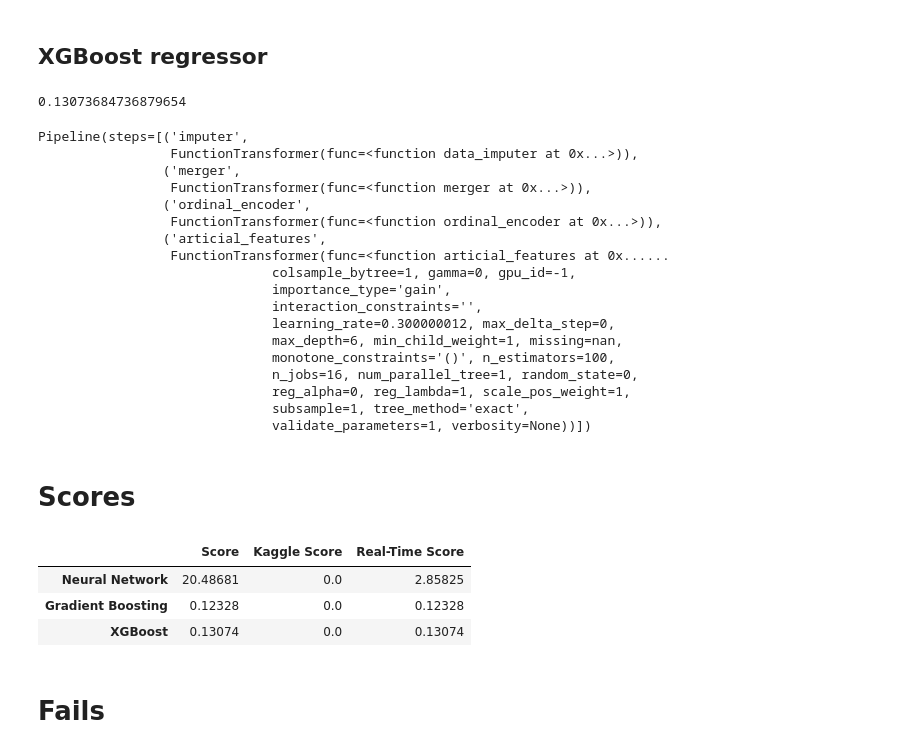
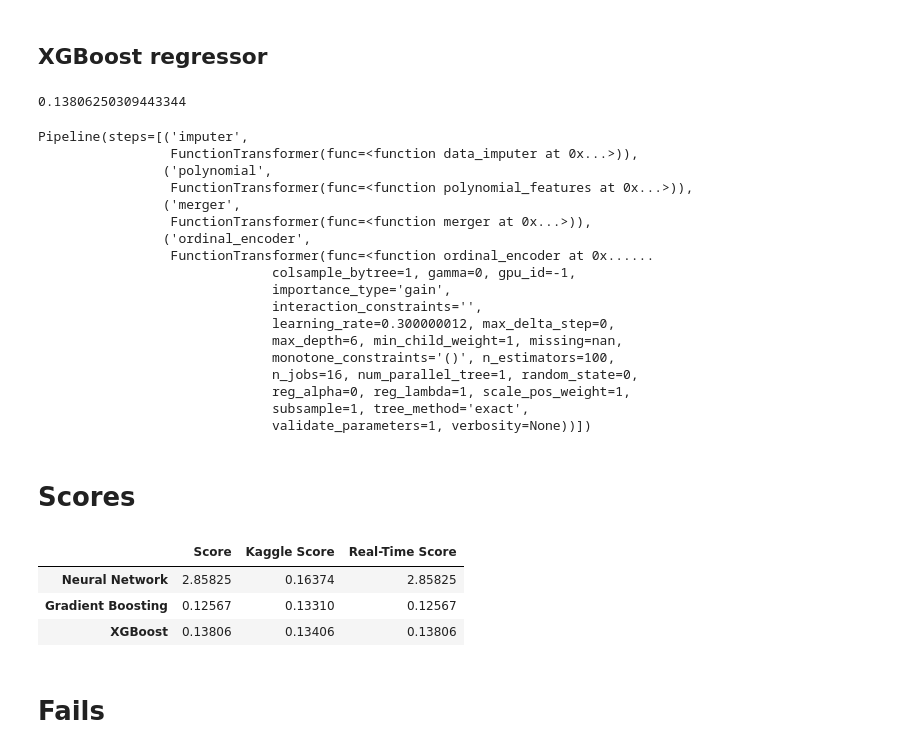
Before and after one commit to Gedas-LT/kaggle-ames-house-prices-boost, a Jupyter notebook: notebook.ipynb, the cells around one changed output. Saved outputs shown, nothing was run; the diff lists cells and outputs as text; code cells hidden in the pictures.

Commit message:
Polynomial features

```diff
--- a/notebook.ipynb
+++ b/notebook.ipynb
@@ -94,3 +104,5 @@ get_ordinal_encoder = FunctionTransformer(ordinal_encoder)
+# %%
+get_polynomial_features = FunctionTransformer(polynomial_features)
 # %% [markdown]
 ### One-hot encoding
 # %%
@@ -179,6 +186,7 @@ gbr_pipeline = Pipeline(
         ("merger", get_merger),
         ("ordinal_encoder", get_ordinal_encoder),
         ("articial_features", get_articial_features),
+        ("polynomial", get_polynomial_features),
         ("ohe_encoder", ohe_encoder),
         ("model", gbr)
     ]
@@ -221,6 +229,7 @@ xgb_r = xgb.XGBRegressor()
 xgb_r_pipeline = Pipeline(
     steps=[
         ("imputer", get_data_imputer),
+        ("polynomial", get_polynomial_features),
         ("merger", get_merger),
         ("ordinal_encoder", get_ordinal_encoder),
         ("articial_features", get_articial_features),
@@ -232,18 +241,18 @@ xgb_r_pipeline = Pipeline(
 xgb_r_scores = cross_val_score(xgb_r_pipeline, X_cv, y_cv, scoring="neg_root_mean_squared_error", error_score="raise")
 abs(xgb_r_scores.mean())
 # %% [output]
-0.13073684736879654
+0.13806250309443344
 # %%
 xgb_r_pipeline.fit(X_train, y_train)
 # %% [output]
 Pipeline(steps=[('imputer',
                  FunctionTransformer(func=<function data_imputer at 0x...>)),
+                ('polynomial',
+                 FunctionTransformer(func=<function polynomial_features at 0x...>)),
                 ('merger',
                  FunctionTransformer(func=<function merger at 0x...>)),
                 ('ordinal_encoder',
-                 FunctionTransformer(func=<function ordinal_encoder at 0x...>)),
-                ('articial_features',
-                 FunctionTransformer(func=<function articial_features at 0x......
+                 FunctionTransformer(func=<function ordinal_encoder at 0x......
                               colsample_bytree=1, gamma=0, gpu_id=-1,
                               importance_type='gain',
                               interaction_constraints='',
@@ -263,27 +272,27 @@ output.to_csv("submissions/xgb_predictions.csv", index=False)
 # Scores
 # %%
 nnet_score = 2.85825
-gbr_score = 0.12328
-xgboost_score = 0.13074
+gbr_score = 0.12567
+xgboost_score = 0.13806
 
-kaggle_nnet_score = 0.00000
-kaggle_gbr_score = 0.00000
-kaggle_xgboost_score = 0.00000
+kaggle_nnet_score = 0.16374
+kaggle_gbr_score = 0.13310
+kaggle_xgboost_score = 0.13406
 
 
 
 scores_table = pd.DataFrame({"Score": [nnet_score, gbr_score, xgboost_score],
                              "Kaggle Score": [kaggle_nnet_score, kaggle_gbr_score, kaggle_xgboost_score],
                              "Real-Time Score": [round(abs(nnet_scores.mean()), 5), round(abs(gbr_scores.mean()), 5), round(abs(xgb_r_scores.mean()), 5)]}).set_axis(
                                  ["Neural Network", "Gradient Boosting", "XGBoost"], axis="index"
                              )
 
 scores_table
 # %% [output]
 |  | Score | Kaggle Score | Real-Time Score |
-| Neural Network | 20.48681 | 0.0 | 2.85825 |
-| Gradient Boosting | 0.12328 | 0.0 | 0.12328 |
-| XGBoost | 0.13074 | 0.0 | 0.13074 |
+| Neural Network | 2.85825 | 0.16374 | 2.85825 |
+| Gradient Boosting | 0.12567 | 0.13310 | 0.12567 |
+| XGBoost | 0.13806 | 0.13406 | 0.13806 |
 # %% [markdown]
 # Fails
 # %% [markdown]
```
Also changed, not shown: parts of 9 cells of this notebook, 4 other files.
